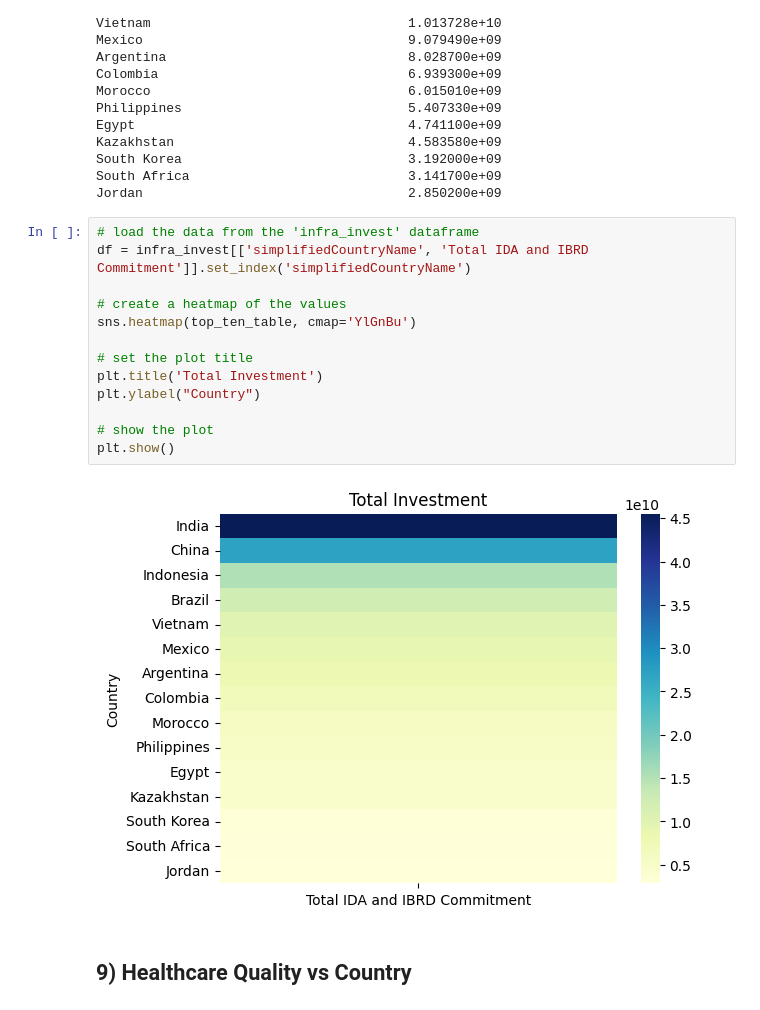
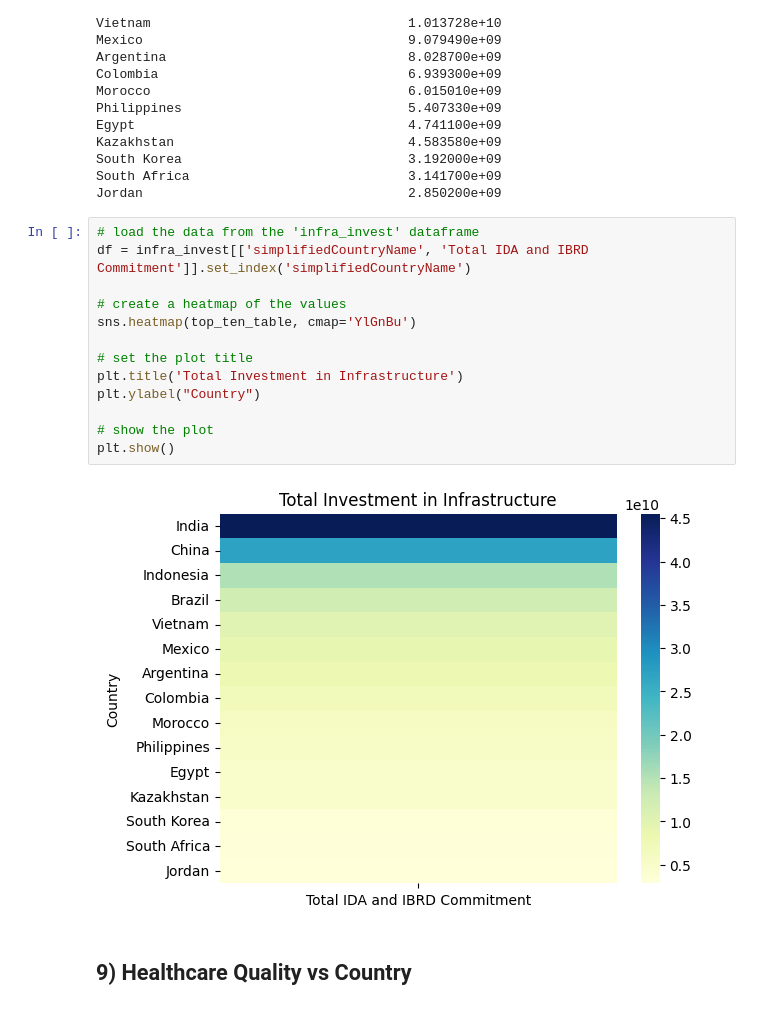
Before and after one commit to ababber19/SWUH, a Jupyter notebook: Phase_1_Graphs.ipynb, the cells around one changed output. Drawn from its saved outputs; the diff is of its cells as text.

```diff
--- a/Phase_1_Graphs.ipynb
+++ b/Phase_1_Graphs.ipynb
@@ -394,18 +406,18 @@ Jordan                                  2.850200e+09
 # %%
 # load the data from the 'infra_invest' dataframe
 df = infra_invest[['simplifiedCountryName', 'Total IDA and IBRD Commitment']].set_index('simplifiedCountryName')
 
 # create a heatmap of the values
 sns.heatmap(top_ten_table, cmap='YlGnBu')
 
 # set the plot title
-plt.title('Total Investment')
+plt.title('Total Investment in Infrastructure')
 plt.ylabel("Country")
 
 # show the plot
 plt.show()
 # %% [output]
-[figure, old version]
+[figure, new version]
 # %% [markdown]
 ## 9) Healthcare Quality vs Country
 # %%
```
Also changed, not shown: parts of 4 cells of this notebook.
